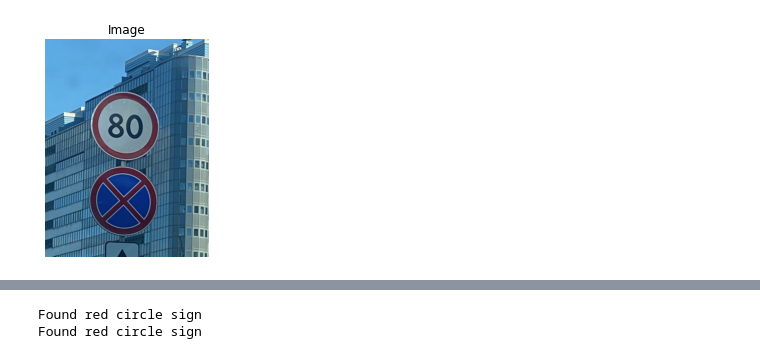
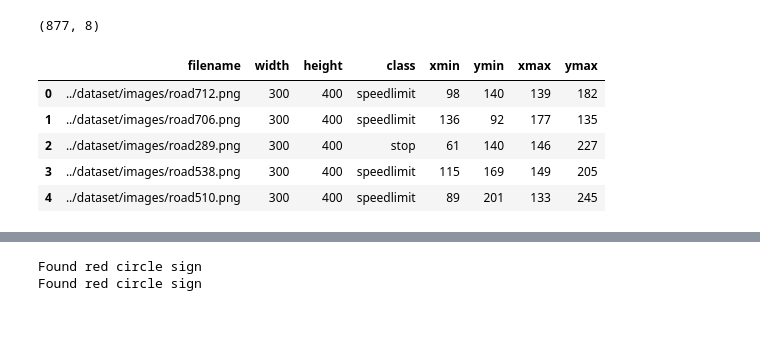
Before and after one commit to afonsocaiado/VC-Group4, a Jupyter notebook: src/main.ipynb, the cells around one changed output, grey strips where cells are left out. Cells and saved outputs as stored; diff of their text form; code cells hidden in the pictures; blank space fills up the shorter version.

```diff
--- a/src/main.ipynb
+++ b/src/main.ipynb
@@ -8,19 +8,12 @@ import xml.etree.ElementTree as ET
 from pathlib import Path
 import pandas as pd
 
-dataDir = '../dataset/images'
-annotationsDir = '../dataset/annotations'
+dataDir = Path('../dataset/images')
+annotationsDir = Path('../dataset/annotations')
 
 img = cv2.imread(os.path.join(dataDir, 'road494.png'))
 
 img_rgb = cv2.cvtColor(img, cv2.COLOR_BGR2RGB)
-
-plt.imshow(img_rgb)
-plt.title('Image')
-plt.axis('off')
-plt.show()
-# %% [output]
-[figure, removed]
 # %%
 # Classification setup
 
@@ -32,7 +25,7 @@ def generate_train_df (anno_path):
     annotations = filelist(anno_path, '.xml')
     anno_list = []
     for anno_path in annotations:
-        root = ET.parse(annotationsDir).getroot()
+        root = ET.parse(anno_path).getroot()
         anno = {}
         anno['filename'] = Path(str(dataDir) + '/'+ root.find("./filename").text)
         anno['width'] = root.find("./size/width").text
@@ -44,6 +37,18 @@ def generate_train_df (anno_path):
         anno['ymax'] = int(root.find("./object/bndbox/ymax").text)
         anno_list.append(anno)
     return pd.DataFrame(anno_list)
+# %%
+df_train = generate_train_df(annotationsDir)
+print(df_train.shape)
+df_train.head()
+# %% [output]
+(877, 8)
+|  | filename | width | height | class | xmin | ymin | xmax | ymax |
+| 0 | ../dataset/images/road712.png | 300 | 400 | speedlimit | 98 | 140 | 139 | 182 |
+| 1 | ../dataset/images/road706.png | 300 | 400 | speedlimit | 136 | 92 | 177 | 135 |
+| 2 | ../dataset/images/road289.png | 300 | 400 | stop | 61 | 140 | 146 | 227 |
+| 3 | ../dataset/images/road538.png | 300 | 400 | speedlimit | 115 | 169 | 149 | 205 |
+| 4 | ../dataset/images/road510.png | 300 | 400 | speedlimit | 89 | 201 | 133 | 245 |
 # %%
 # Image Pre-processing
 
```
Also changed, not shown: parts of 7 cells of this notebook.
